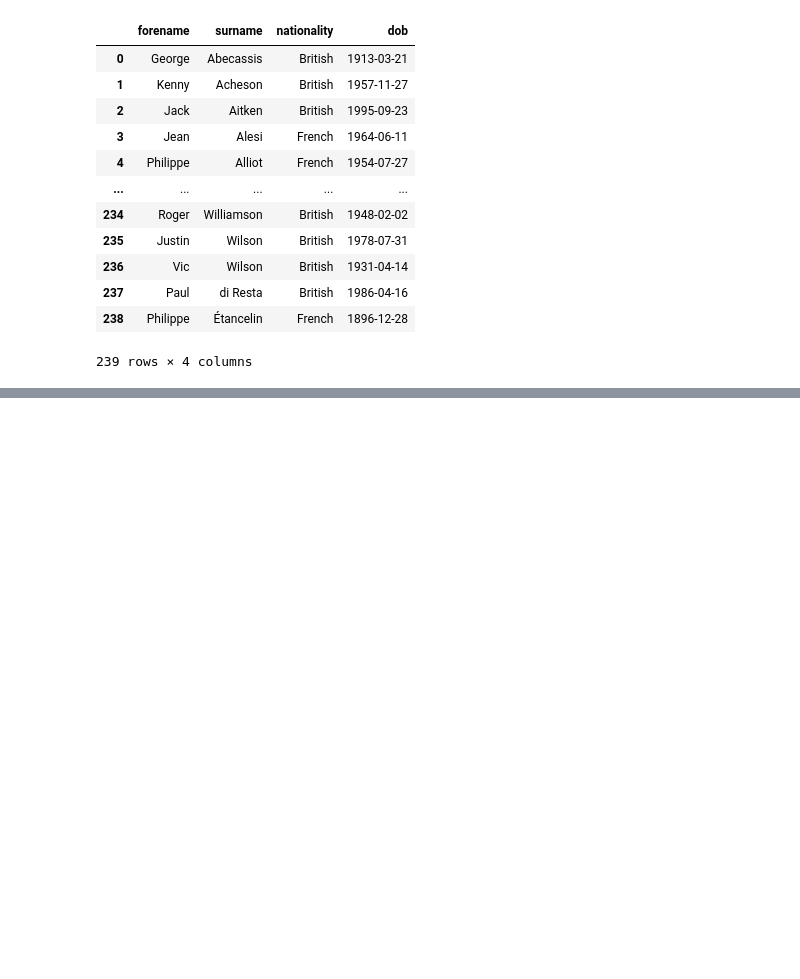
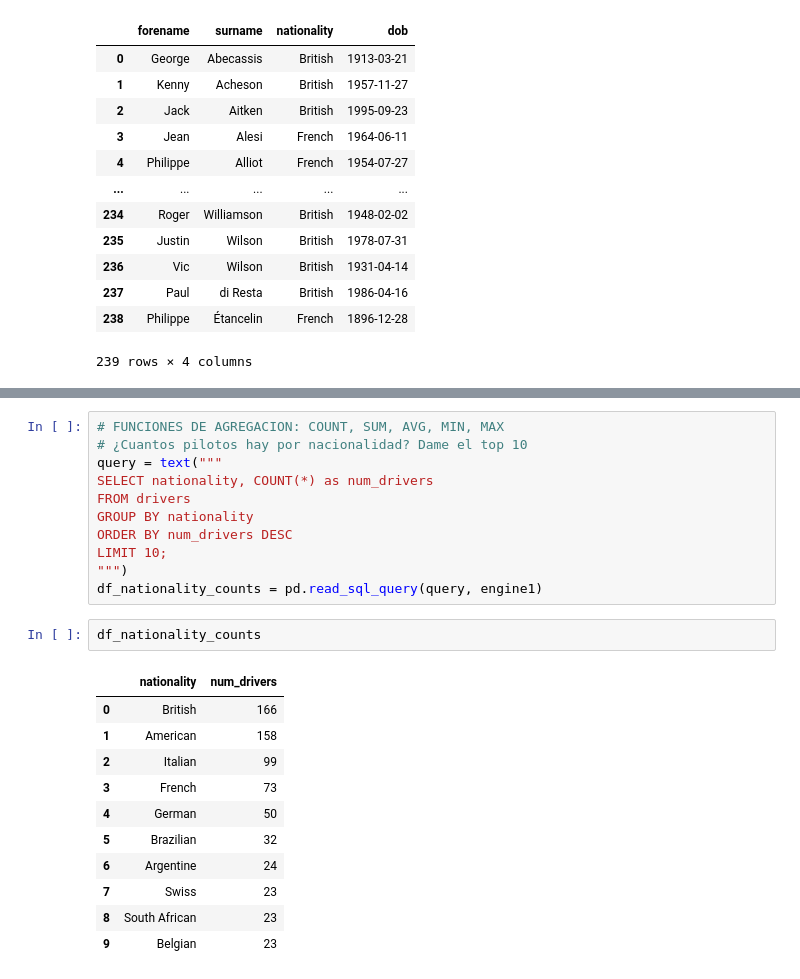
Before and after one commit to roreravi/kevin, a Jupyter notebook: sql-python/f1_sql.ipynb, the cells around one changed output, grey strips where cells are left out. Drawn from its saved outputs; the diff is of its cells as text; blank space fills up the shorter version.

```diff
--- a/sql-python/f1_sql.ipynb
+++ b/sql-python/f1_sql.ipynb
@@ -161,0 +200,25 @@ df2
+# %%
+# FUNCIONES DE AGREGACION: COUNT, SUM, AVG, MIN, MAX
+# ¿Cuantos pilotos hay por nacionalidad? Dame el top 10
+query = text("""
+SELECT nationality, COUNT(*) as num_drivers
+FROM drivers
+GROUP BY nationality
+ORDER BY num_drivers DESC
+LIMIT 10;
+""")
+df_nationality_counts = pd.read_sql_query(query, engine1)
+# %%
+df_nationality_counts
+# %% [output]
+|  | nationality | num_drivers |
+| 0 | British | 166 |
+| 1 | American | 158 |
+| 2 | Italian | 99 |
+| 3 | French | 73 |
+| 4 | German | 50 |
+| 5 | Brazilian | 32 |
+| 6 | Argentine | 24 |
+| 7 | Swiss | 23 |
+| 8 | South African | 23 |
+| 9 | Belgian | 23 |
```
Also changed, not shown: parts of 7 cells of this notebook.
